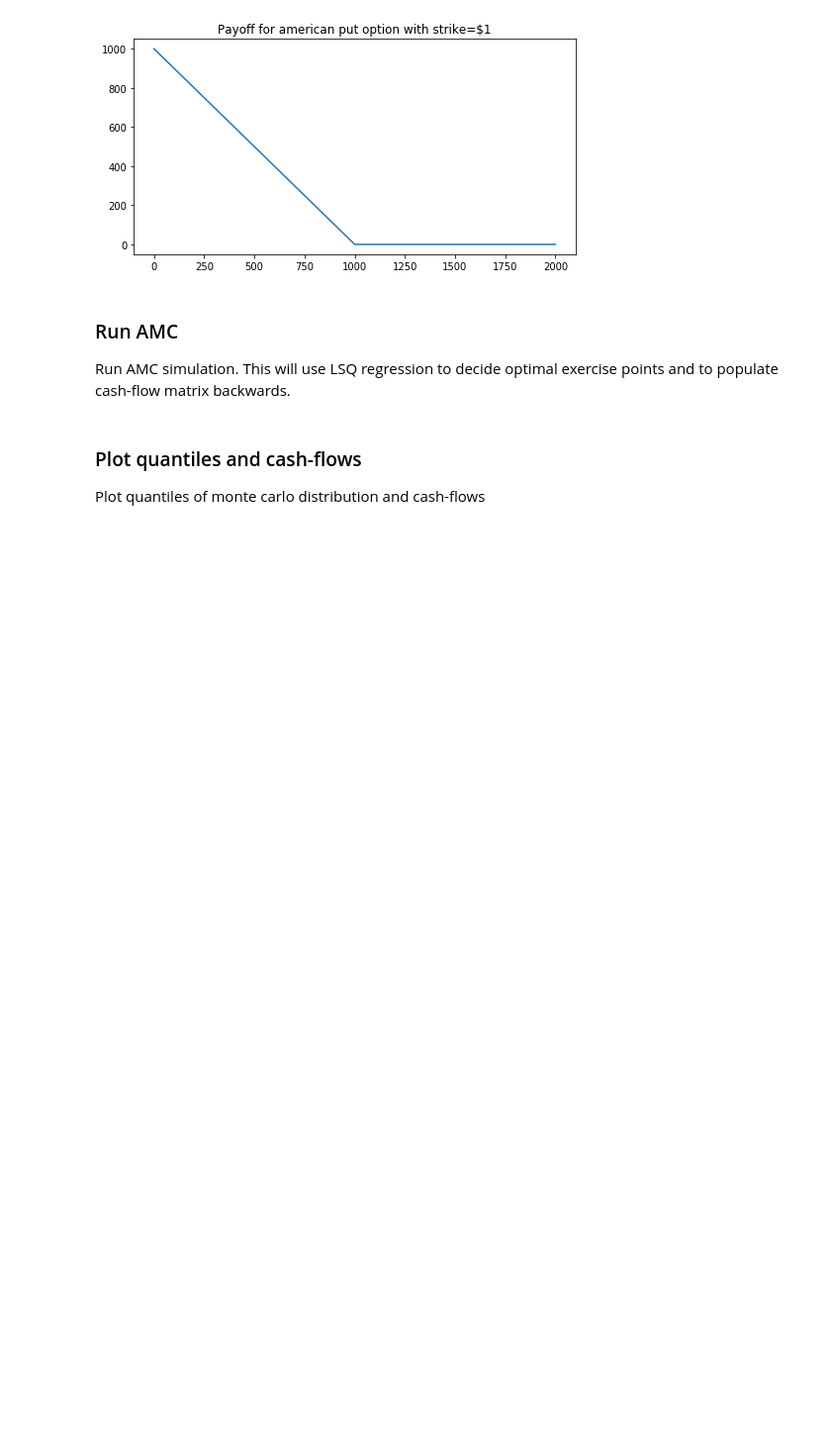
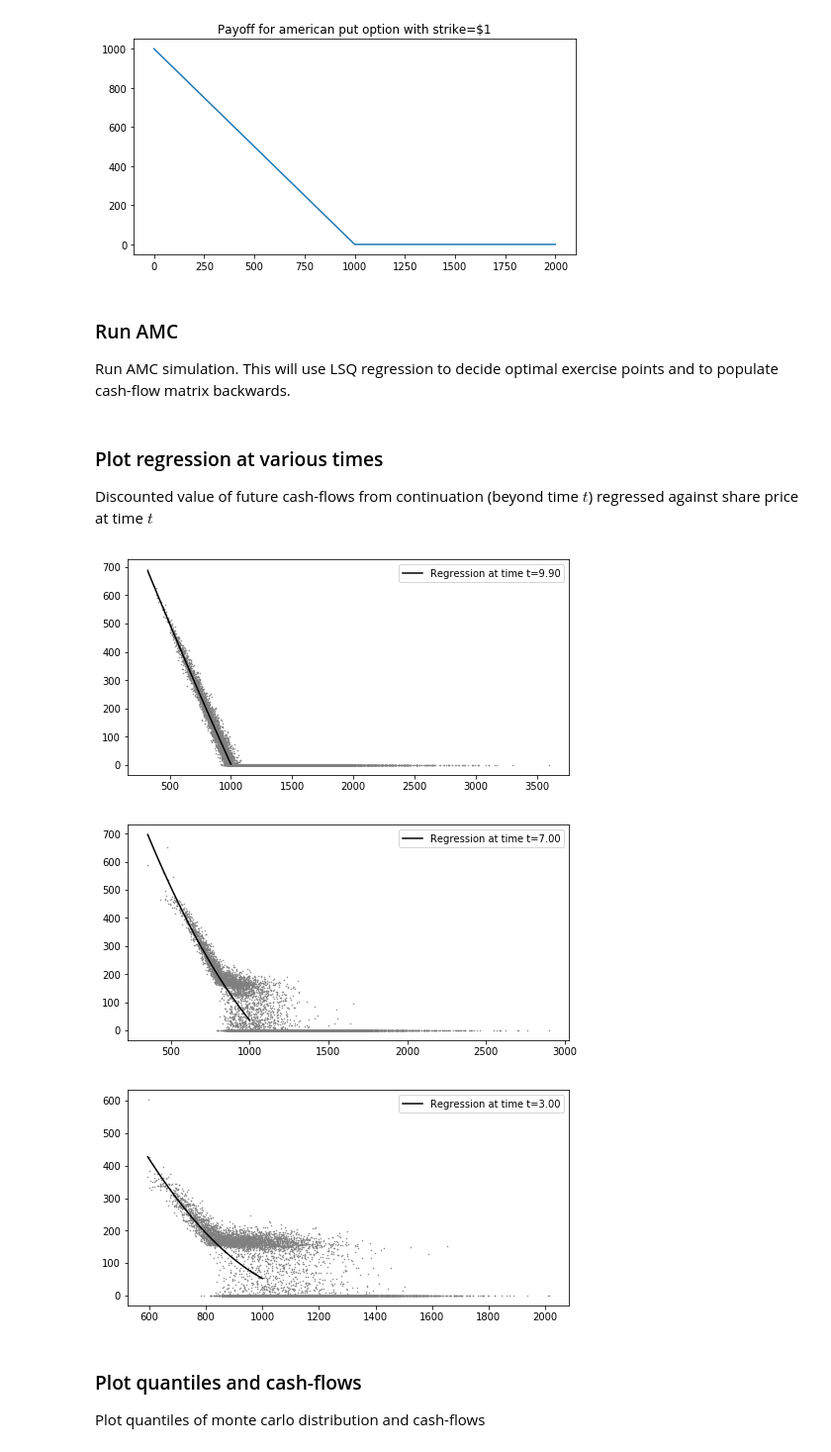
Before and after one commit to omartinsky/AmericanMonteCarlo, a Jupyter notebook: main.ipynb, the cells around one changed output. Shown at 99% size. Drawn from its saved outputs; the diff is of its cells as text; code cells hidden in the pictures; blank space fills up the shorter version.

Commit message:
Plotting of AMC regression data

```diff
--- a/main.ipynb
+++ b/main.ipynb
@@ -70,8 +70,19 @@ plot(x, payoff.get(x, 0)), title('Payoff for american put option with strike=$1'
 ### Run AMC
 Run AMC simulation. This will use LSQ regression to decide optimal exercise points and to populate cash-flow matrix backwards.
 # %%
-amc = AmcSimulator(payoff, path_generator, timeline, rf, ConsoleLogger(LogLevel.WARNING))
+amc = AmcSimulator(payoff, path_generator, timeline, rf, ConsoleLogger(LogLevel.WARNING), store_regression_data=True)
 amc.run()
+# %% [markdown]
+### Plot regression at various times
+Discounted value of future cash-flows from continuation (beyond time $t$) regressed against share price at time $t$
+# %%
+plotting.plot_regression(amc.regression_data, 9.9), legend(), show();
+plotting.plot_regression(amc.regression_data, 7), legend(), show();
+plotting.plot_regression(amc.regression_data, 3), legend(), show();
+# %% [output]
+[figure, added]
+[figure, added]
+[figure, added]
 # %% [markdown]
 ### Plot quantiles and cash-flows
 Plot quantiles of monte carlo distribution and cash-flows
```
Also changed, not shown: 3 other files.
